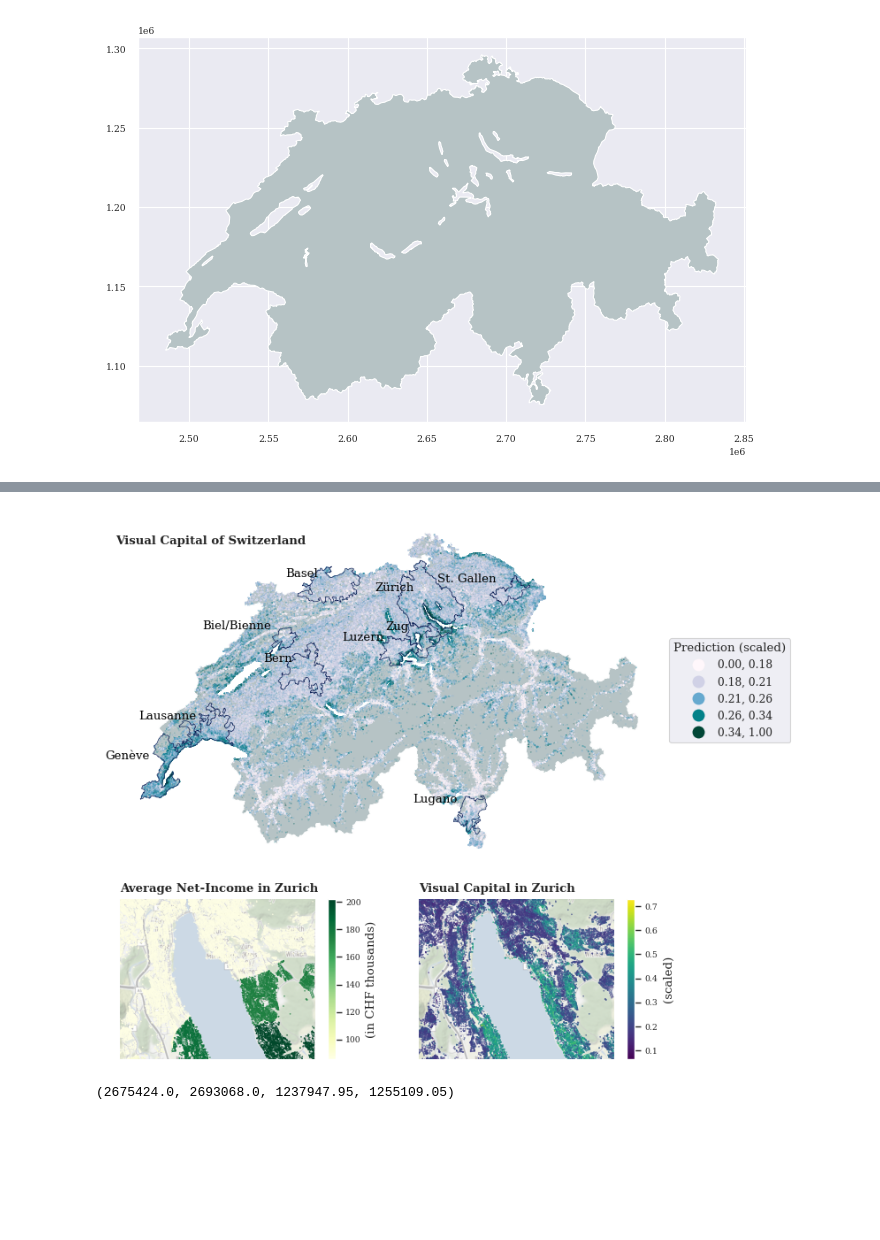
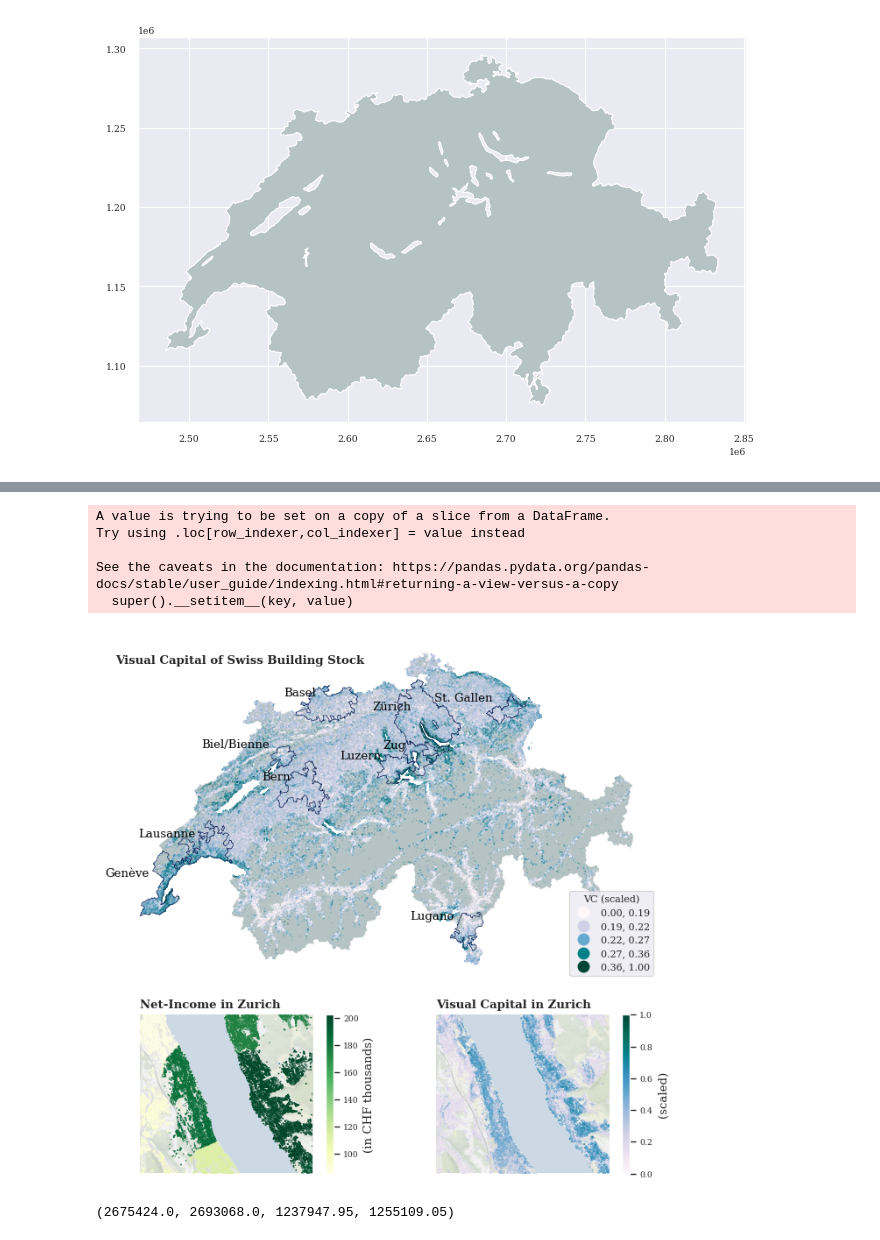
Before and after one commit to AdamSwietek/LUP_VisualCapital, a Jupyter notebook: notebooks/explore/explore_model_error.ipynb, the cells around one changed output, grey strips where cells are left out. Drawn from its saved outputs; the diff is of its cells as text; code cells hidden in the pictures; blank space fills up the shorter version.

```diff
--- a/notebooks/explore/explore_model_error.ipynb
+++ b/notebooks/explore/explore_model_error.ipynb
@@ -247,0 +237,19 @@ cx.add_basemap(ax2, crs=dat.crs.to_string(), source=cx.providers.Stamen.Terrain,
+# %%
+#BASEL
+xmin, ymin= 2608780,1264256
+xmax, ymax= 2619426,1272464
+
+#ZURICH
+xmin, ymin= 2682015,1238484
+xmax, ymax= 2688492,1244428
+
+xmin, ymin= 2680459,1246557
+xmax, ymax= 2686305,1248871
+
+
+#LAUSANNE
+comms = ["Saint-Sulpice (VD)","Préverenges","Morges"]
+xmin, ymin, xmax, ymax = ch_g2g18.query('GMDNAME in @comms').dissolve().total_bounds
+
+dat_ = X.cx[xmin:xmax, ymin:ymax]
+dat_.shape
@@ -248,4 +296,15 @@ cx.add_basemap(ax2, crs=dat.crs.to_string(), source=cx.providers.Stamen.Terrain,
 # %%
+#Switzerland
+Xsamp = X.sample(1000000)
+Xsamp['XGB_scaled'] =  (Xsamp.XGB - Xsamp.XGB.min())/(Xsamp.XGB.max() - Xsamp.XGB.min())
+
+#ZURICH
+xmin, ymin= 2682015,1238484
+xmax, ymax= 2688492,1244428
+dat_ = X.cx[xmin:xmax, ymin:ymax]
+dat_['XGB_scaled'] =  (dat_.XGB - dat_.XGB.min())/(dat_.XGB.max() - dat_.XGB.min())
+
+
 # creating grid for subplots
 fig = plt.figure()
 fig.set_figheight(8)
@@ -259,8 +318,8 @@ ax1.tick_params(axis='both', which='major', bottom=False, left=False, labelbotto
 ax2.tick_params(axis='both', which='major', bottom=False, left=False, labelbottom=False, labelleft=False)
 ax3.tick_params(axis='both', which='major', bottom=False, left=False, labelbottom=False, labelleft=False)
 
-ax1.set_title('Visual Capital of Switzerland', x = 0, y = .9, ha = 'left', fontweight = 'bold')
-ax2.set_title('Average Net-Income in Zurich', x = 0, y = 1, ha = 'left', fontweight = 'bold')
+ax1.set_title('Visual Capital of Swiss Building Stock', x = 0, y = .9, ha = 'left', fontweight = 'bold')
+ax2.set_title('Net-Income in Zurich', x = 0, y = 1, ha = 'left', fontweight = 'bold')
 ax3.set_title('Visual Capital in Zurich', x = 0, y = 1, ha = 'left', fontweight = 'bold')
 
 ax1.axis('off'),ax2.axis('off'),ax3.axis('off')
@@ -271,46 +330,50 @@ ax3.set_xlim(xmin,xmax),ax3.set_ylim(ymin,ymax)
 # ch_g2g18.query('GMDNAME in @z_lst').apply(lambda x: ax3.annotate(text=x['GMDNAME'], xy=x.geometry.centroid.coords[0], ha='center'), axis=1)
 
 
-cx.add_basemap(ax2, crs=dat.crs.to_string(), source=cx.providers.Stamen.Terrain, alpha = .5, zoom = 13, attribution="")
-cx.add_basemap(ax3, crs=dat.crs.to_string(), source=cx.providers.Stamen.Terrain, alpha = .5, zoom = 13, attribution="")
+cx.add_basemap(ax2, crs=dat.crs.to_string(), source=cx.providers.Stamen.Terrain, alpha = .5, zoom = 15, attribution="")
+cx.add_basemap(ax3, crs=dat.crs.to_string(), source=cx.providers.Stamen.Terrain, alpha = .5, zoom = 15, attribution="")
 
 
 ch.plot(color = color_palette[4], ax = ax1)
 
-Xsamp = X.sample(1000000)
-Xsamp['XGB_scaled'] =  (Xsamp.XGB - Xsamp.XGB.min())/(Xsamp.XGB.max() - Xsamp.XGB.min())
+
 Xsamp.plot('XGB_scaled',  markersize = .01, ax=ax1,
             legend = True,scheme = 'naturalbreaks',
             cmap="PuBuGn",
-            legend_kwds={"loc": "center left", "bbox_to_anchor": (1, 0.5)},
+            legend_kwds={"loc": "lower right"}#, "bbox_to_anchor": (1, 0.5)},
                                     # legend_kwds={"label": "(in CHF thousands)",'shrink':.5}
                                     )
 
 agglo_poly.plot(ax = ax1, facecolor = 'none', edgecolor = color_palette[1], lw = .5)
 agglo_poly.reset_index().apply(lambda x: ax1.annotate(text=x['Agglo_Name'],
                     color = 'k',#color_palette[1],
                     xy=(x.geometry.centroid.coords[0][0]-9500,x.geometry.centroid.coords[0][1]+6500),
                     ha='right',#path_effects=[pe.withStroke(linewidth=1, foreground='k')]
                     ),axis=1)
 leg1 = ax1.get_legend()
-leg1.set_title("Prediction (scaled)", fontsize = 6)
+leg1.set_title("VC (scaled)")
 
 
 # ch_g2g18.query('GMDNAME in @z_lst').plot(edgecolor = 'white', linewidth = 1, facecolor = color_palette[4],ax=ax2,zorder= 1)
 # ch_g2g18.query('GMDNAME in @z_lst').dissolve().plot(facecolor = 'none', edgecolor = 'black', ax = ax2)
 # # zlake.plot(color = 'lightblue', ax = ax)
-dat.query('GMDNAME in @z_lst').plot('net_income_ptp', markersize = .1, ax=ax2, cmap = 'YlGn', legend = True,
+dat_.plot('net_income_ptp', markersize = .1, ax=ax2, cmap = 'YlGn', legend = True,
                                     legend_kwds={"label": "(in CHF thousands)"})
 
 
 # ch_g2g18.query('GMDNAME in @z_lst').plot(edgecolor = 'white', linewidth = 1, facecolor = color_palette[4],ax=ax3,zorder= 1)
 # ch_g2g18.query('GMDNAME in @z_lst').dissolve().plot(facecolor = 'none', edgecolor = 'black', ax = ax2)
 # # zlake.plot(color = 'lightblue', ax = ax)
-dat.query('GMDNAME in @z_lst').plot('XGB_scaled', markersize = .1, ax=ax3, cmap = 'viridis', legend = True,
+dat_.plot('XGB_scaled', markersize = .1, ax=ax3, cmap = 'PuBuGn', legend = True,
                                     legend_kwds={"label": "(scaled)"})
 
-plt.savefig('../../../LUP_VisualCapital/figs/fig4_ch_predicions.jpg',bbox_inches = 'tight')
+plt.savefig('../../../LUP_VisualCapital/figs/fig4_ch_predictions.jpg',bbox_inches = 'tight',dpi=300)
 # %% [output]
+A value is trying to be set on a copy of a slice from a DataFrame.
+Try using .loc[row_indexer,col_indexer] = value instead
+
+See the caveats in the documentation: https://pandas.pydata.org/pandas-docs/stable/user_guide/indexing.html#returning-a-view-versus-a-copy
+  super().__setitem__(key, value)
-[figure, old version]
+[figure, new version]
 # %%
 f, ax = plt.subplots(ncols = 2, figsize=(5, 5))
```
Also changed, not shown: parts of 8 cells of this notebook, 12 other files.
